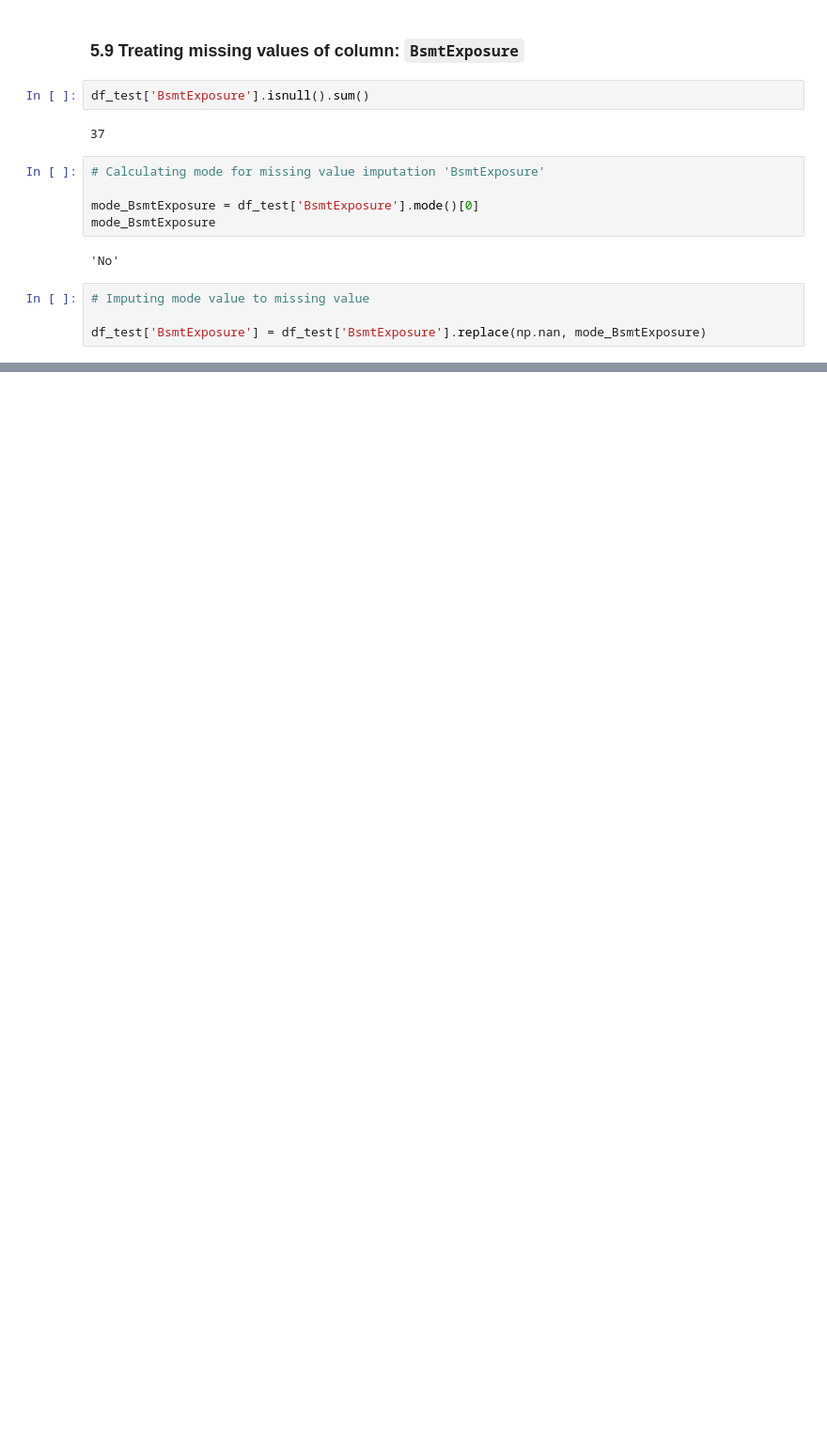
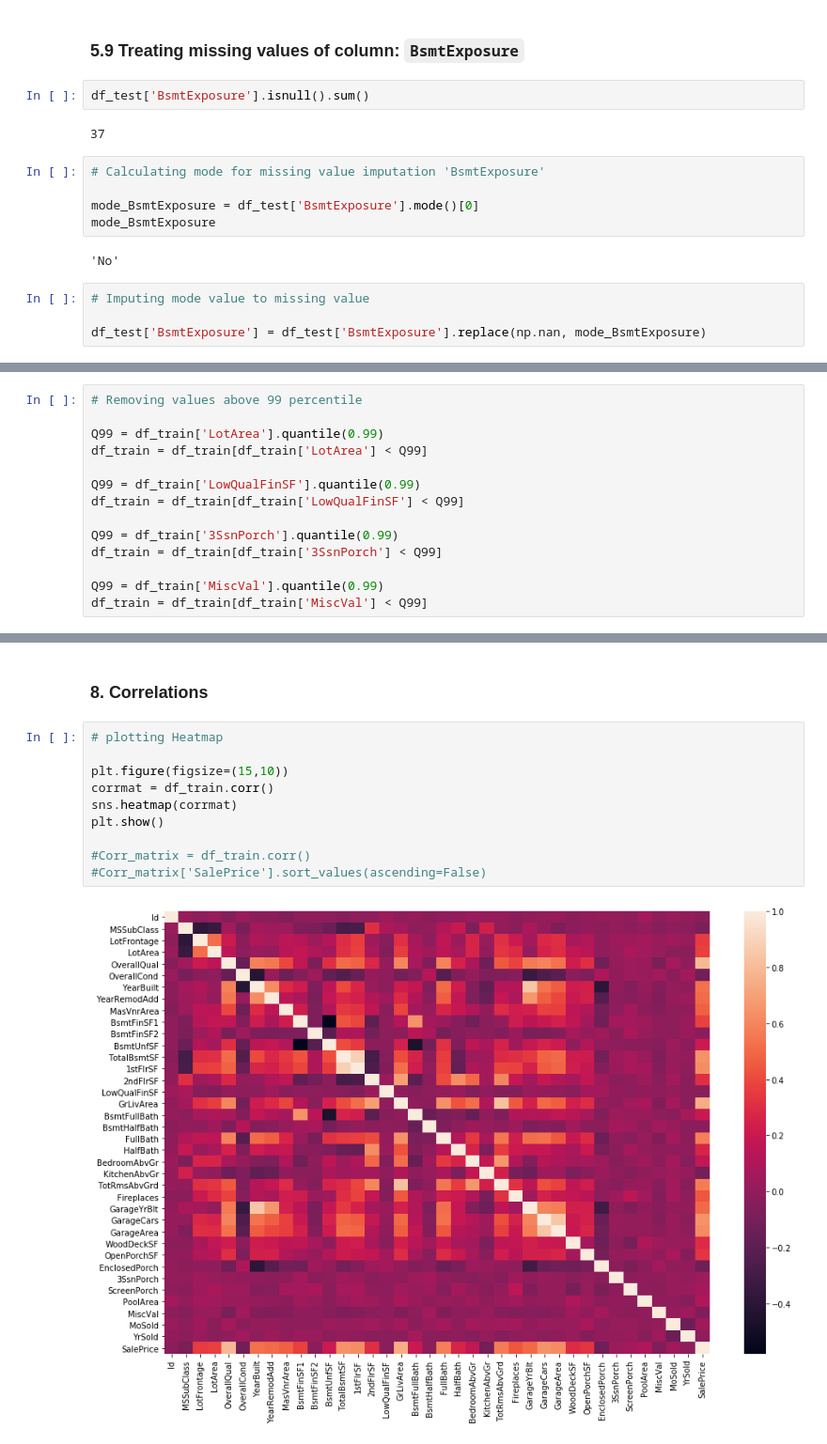
Before and after one commit to Sushil-Deore/Housing-Prices-Predictions, a Jupyter notebook: Housing Prices Prediction.ipynb, the cells around one changed output, grey strips where cells are left out. Shown at 94% size. Drawn from its saved outputs; the diff is of its cells as text; blank space fills up the shorter version.

Commit message:
adding Missing value and outlier treatment

```diff
--- a/Housing Prices Prediction.ipynb
+++ b/Housing Prices Prediction.ipynb
@@ -854,0 +956,14 @@ df_test['BsmtExposure'] = df_test['BsmtExposure'].replace(np.nan, mode_BsmtExpos
+# %%
+# Removing values above 99 percentile
+
+Q99 = df_train['LotArea'].quantile(0.99)
+df_train = df_train[df_train['LotArea'] < Q99]
+
+Q99 = df_train['LowQualFinSF'].quantile(0.99)
+df_train = df_train[df_train['LowQualFinSF'] < Q99]
+
+Q99 = df_train['3SsnPorch'].quantile(0.99)
+df_train = df_train[df_train['3SsnPorch'] < Q99]
+
+Q99 = df_train['MiscVal'].quantile(0.99)
+df_train = df_train[df_train['MiscVal'] < Q99]
@@ -854,0 +1010,14 @@ df_test['BsmtExposure'] = df_test['BsmtExposure'].replace(np.nan, mode_BsmtExpos
+# %% [markdown]
+### 8. Correlations
+# %%
+# plotting Heatmap
+
+plt.figure(figsize=(15,10))
+corrmat = df_train.corr()
+sns.heatmap(corrmat)
+plt.show()
+
+#Corr_matrix = df_train.corr()
+#Corr_matrix['SalePrice'].sort_values(ascending=False)
+# %% [output]
+[figure, added]
```
Also changed, not shown: parts of 39 cells of this notebook.
